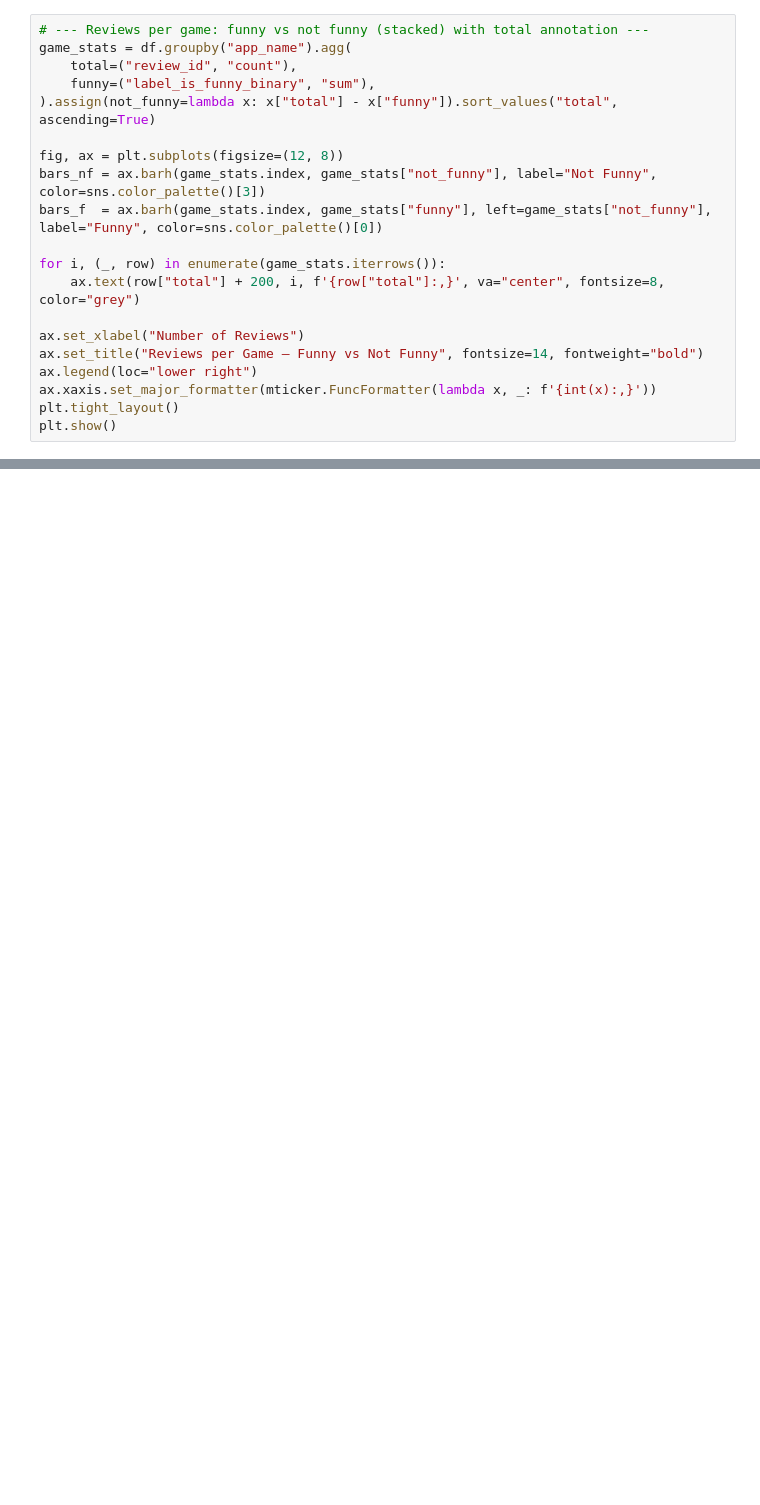
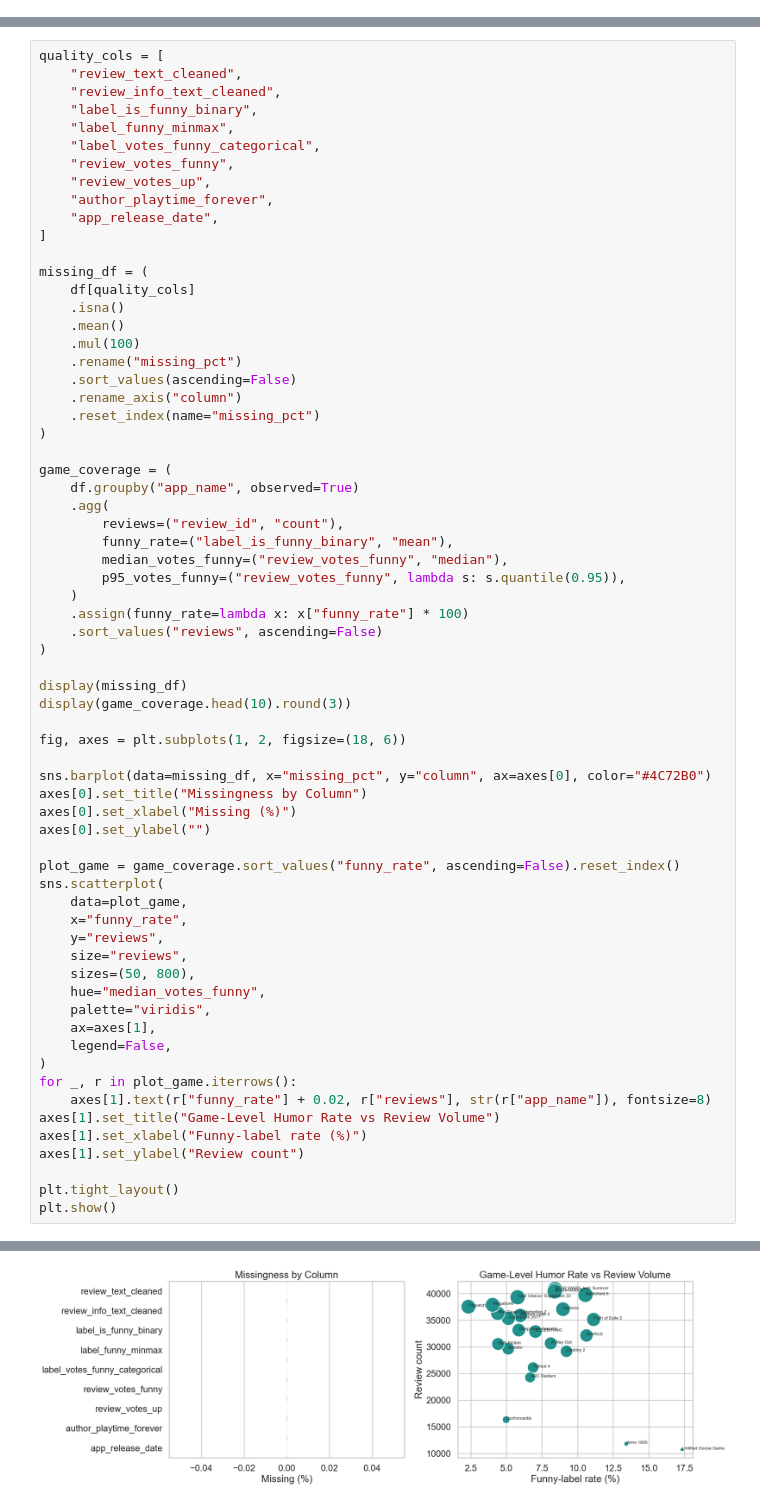
Before and after one commit to tdiepenb/steamReviewHumor, a Jupyter notebook: data_exploration.ipynb, the cells around one changed output, grey strips where cells are left out. Cells and saved outputs as stored; diff of their text form; blank space fills up the shorter version.

```diff
--- a/data_exploration.ipynb
+++ b/data_exploration.ipynb
@@ -33,20 +0,0 @@ df.head()
-# %%
-# --- Reviews per game: funny vs not funny (stacked) with total annotation ---
-game_stats = df.groupby("app_name").agg(
-    total=("review_id", "count"),
-    funny=("label_is_funny_binary", "sum"),
-).assign(not_funny=lambda x: x["total"] - x["funny"]).sort_values("total", ascending=True)
-
-fig, ax = plt.subplots(figsize=(12, 8))
-bars_nf = ax.barh(game_stats.index, game_stats["not_funny"], label="Not Funny", color=sns.color_palette()[3])
-bars_f  = ax.barh(game_stats.index, game_stats["funny"], left=game_stats["not_funny"], label="Funny", color=sns.color_palette()[0])
-
-for i, (_, row) in enumerate(game_stats.iterrows()):
-    ax.text(row["total"] + 200, i, f'{row["total"]:,}', va="center", fontsize=8, color="grey")
-
-ax.set_xlabel("Number of Reviews")
-ax.set_title("Reviews per Game — Funny vs Not Funny", fontsize=14, fontweight="bold")
-ax.legend(loc="lower right")
-ax.xaxis.set_major_formatter(mticker.FuncFormatter(lambda x, _: f'{int(x):,}'))
-plt.tight_layout()
-plt.show()
@@ -788,0 +150,67 @@ plt.show()
+# %%
+quality_cols = [
+    "review_text_cleaned",
+    "review_info_text_cleaned",
+    "label_is_funny_binary",
+    "label_funny_minmax",
+    "label_votes_funny_categorical",
+    "review_votes_funny",
+    "review_votes_up",
+    "author_playtime_forever",
+    "app_release_date",
+]
+
+missing_df = (
+    df[quality_cols]
+    .isna()
+    .mean()
+    .mul(100)
+    .rename("missing_pct")
+    .sort_values(ascending=False)
+    .rename_axis("column")
+    .reset_index(name="missing_pct")
+)
+
+game_coverage = (
+    df.groupby("app_name", observed=True)
+    .agg(
+        reviews=("review_id", "count"),
+        funny_rate=("label_is_funny_binary", "mean"),
+        median_votes_funny=("review_votes_funny", "median"),
+        p95_votes_funny=("review_votes_funny", lambda s: s.quantile(0.95)),
+    )
+    .assign(funny_rate=lambda x: x["funny_rate"] * 100)
+    .sort_values("reviews", ascending=False)
+)
+
+display(missing_df)
+display(game_coverage.head(10).round(3))
+
+fig, axes = plt.subplots(1, 2, figsize=(18, 6))
+
+sns.barplot(data=missing_df, x="missing_pct", y="column", ax=axes[0], color="#4C72B0")
+axes[0].set_title("Missingness by Column")
+axes[0].set_xlabel("Missing (%)")
+axes[0].set_ylabel("")
+
+plot_game = game_coverage.sort_values("funny_rate", ascending=False).reset_index()
+sns.scatterplot(
+    data=plot_game,
+    x="funny_rate",
+    y="reviews",
+    size="reviews",
+    sizes=(50, 800),
+    hue="median_votes_funny",
+    palette="viridis",
+    ax=axes[1],
+    legend=False,
+)
+for _, r in plot_game.iterrows():
+    axes[1].text(r["funny_rate"] + 0.02, r["reviews"], str(r["app_name"]), fontsize=8)
+axes[1].set_title("Game-Level Humor Rate vs Review Volume")
+axes[1].set_xlabel("Funny-label rate (%)")
+axes[1].set_ylabel("Review count")
+
+plt.tight_layout()
+plt.show()
+# %% [output]
@@ -788,0 +239 @@ plt.show()
+[figure, added]
```
Also changed, not shown: parts of 55 cells of this notebook, 5 other files.
